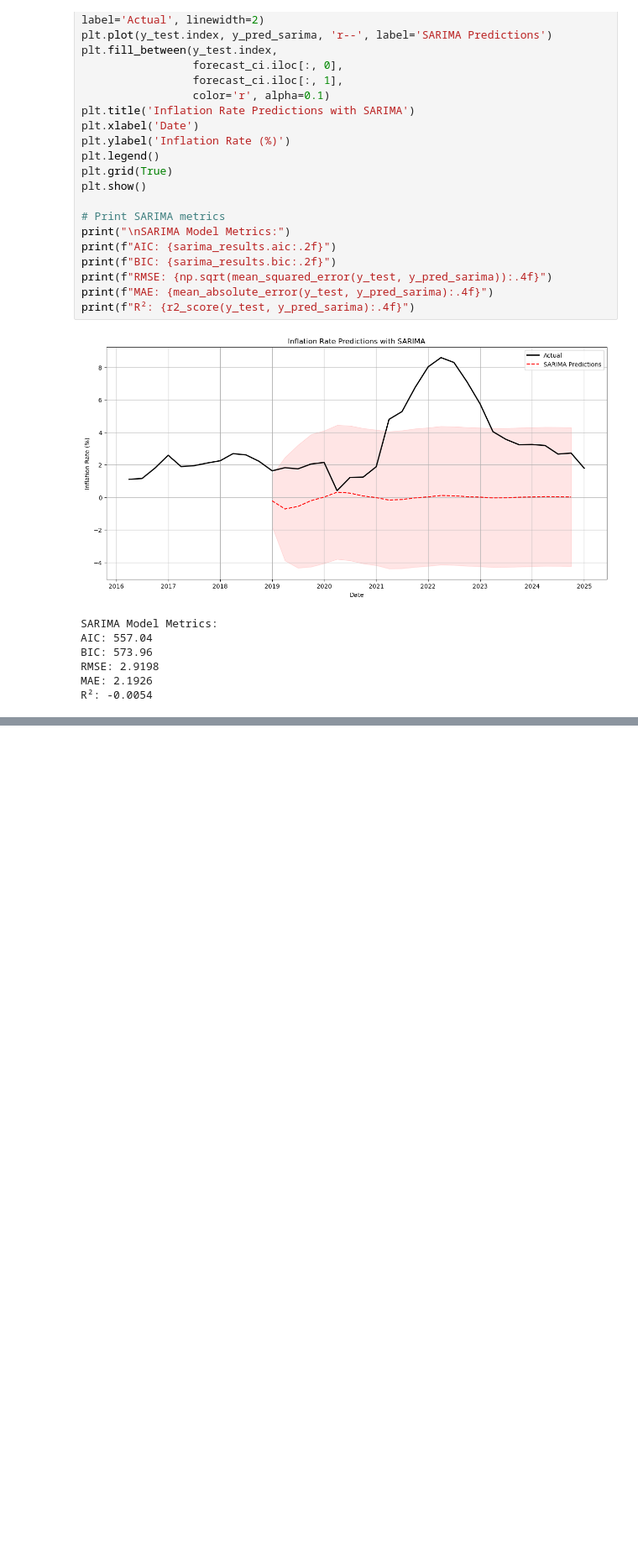
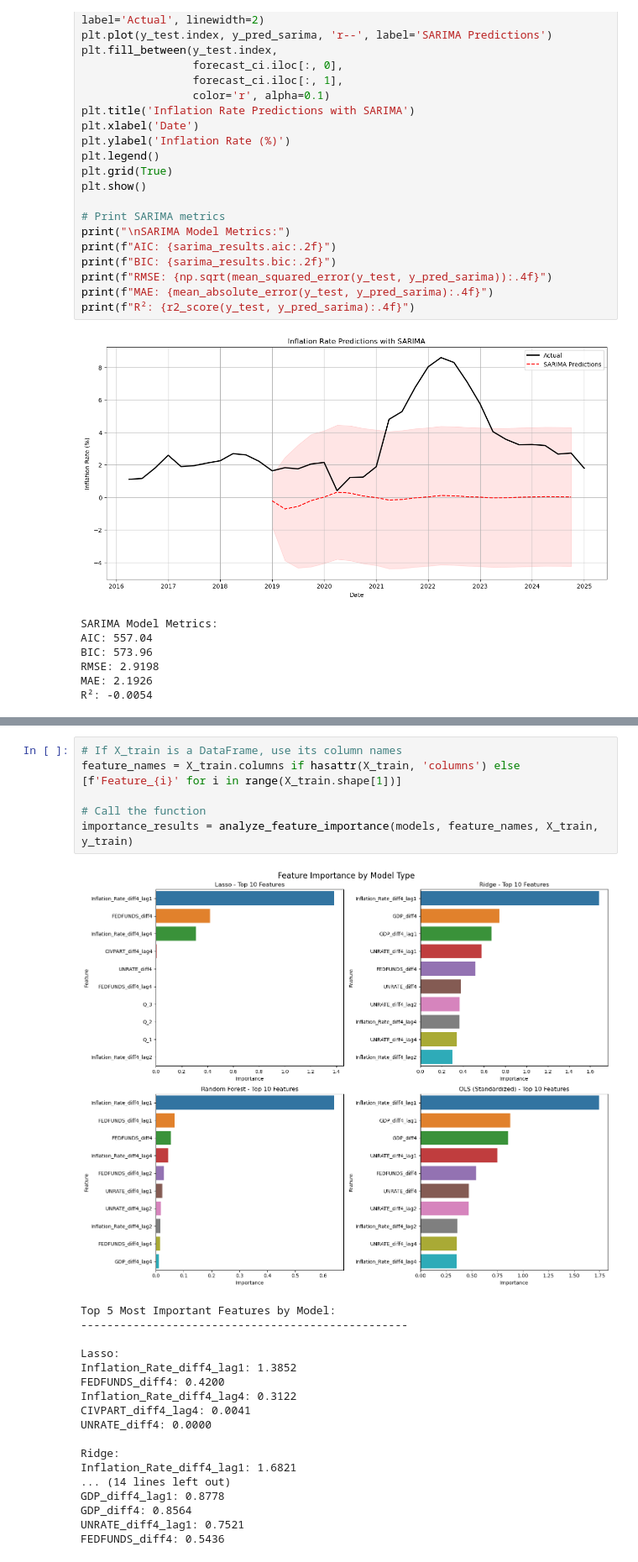
Before and after one commit to kushal238/Stat430P1, a Jupyter notebook: noeda-inflation.ipynb, the cells around one changed output, grey strips where cells are left out. Shown at 84% size. Cells and saved outputs as stored; diff of their text form; blank space fills up the shorter version.

```diff
--- a/noeda-inflation.ipynb
+++ b/noeda-inflation.ipynb
@@ -652,0 +1067,25 @@ R²: -0.0054
+# %%
+# If X_train is a DataFrame, use its column names
+feature_names = X_train.columns if hasattr(X_train, 'columns') else [f'Feature_{i}' for i in range(X_train.shape[1])]
+
+# Call the function
+importance_results = analyze_feature_importance(models, feature_names, X_train, y_train)
+# %% [output]
+[figure, added]
+Top 5 Most Important Features by Model:
+--------------------------------------------------
+
+Lasso:
+Inflation_Rate_diff4_lag1: 1.3852
+FEDFUNDS_diff4: 0.4200
+Inflation_Rate_diff4_lag4: 0.3122
+CIVPART_diff4_lag4: 0.0041
+UNRATE_diff4: 0.0000
+
+Ridge:
+Inflation_Rate_diff4_lag1: 1.6821
+... (14 lines left out)
+GDP_diff4_lag1: 0.8778
+GDP_diff4: 0.8564
+UNRATE_diff4_lag1: 0.7521
+FEDFUNDS_diff4: 0.5436
```
Also changed, not shown: parts of 4 cells of this notebook.
